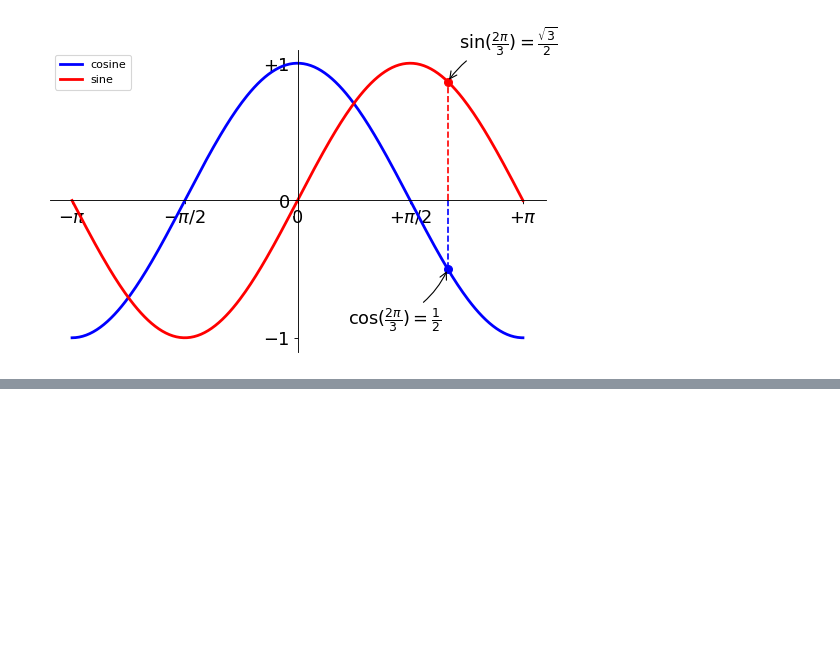
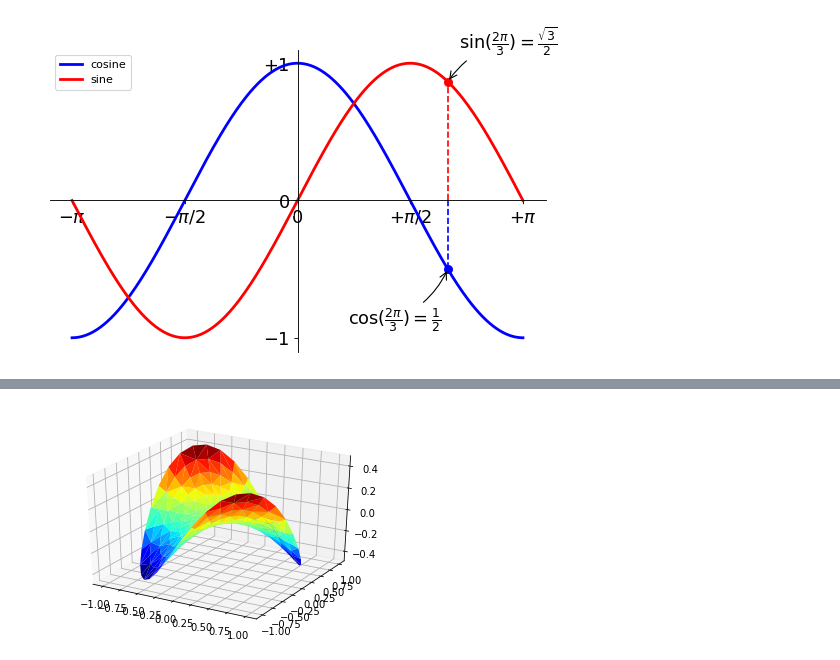
Before and after one commit to cndavy/mySympy, a Jupyter notebook: 探索/心形图形.ipynb, the cells around one changed output, grey strips where cells are left out. Saved outputs shown, nothing was run; the diff lists cells and outputs as text; code cells hidden in the pictures; blank space fills up the shorter version.

```diff
--- a/心形图形.ipynb
+++ b/探索/心形图形.ipynb
@@ -234,0 +300,37 @@ show()
+# %%
+from mpl_toolkits.mplot3d import Axes3D
+from matplotlib import cm
+import matplotlib.pyplot as plt
+import numpy as np
+
+n_angles = 36
+n_radii = 8
+
+# An array of radii
+# Does not include radius r=0, this is to eliminate duplicate points
+radii = np.linspace(0.125, 1.0, n_radii)
+
+# An array of angles
+angles = np.linspace(0, 2 * np.pi, n_angles, endpoint=False)
+
+# Repeat all angles for each radius
+angles = np.repeat(angles[..., np.newaxis], n_radii, axis=1)
+
+# Convert polar (radii, angles) coords to cartesian (x, y) coords
+# (0, 0) is added here. There are no duplicate points in the (x, y)
+#plane
+x = np.append(0, (radii * np.cos(angles)).flatten())
+y = np.append(0, (radii * np.sin(angles)).flatten())
+
+# Pringle surface
+
+z = np.sin(-x * y)
+
+fig = plt.figure()
+ax = fig.gca(projection='3d')
+
+ax.plot_trisurf(x, y, z, cmap=cm.jet, linewidth=0.2)
+
+plt.show()
+# %% [output]
+[figure, added]
```
Also changed, not shown: parts of 4 cells of this notebook, 20 other files.
